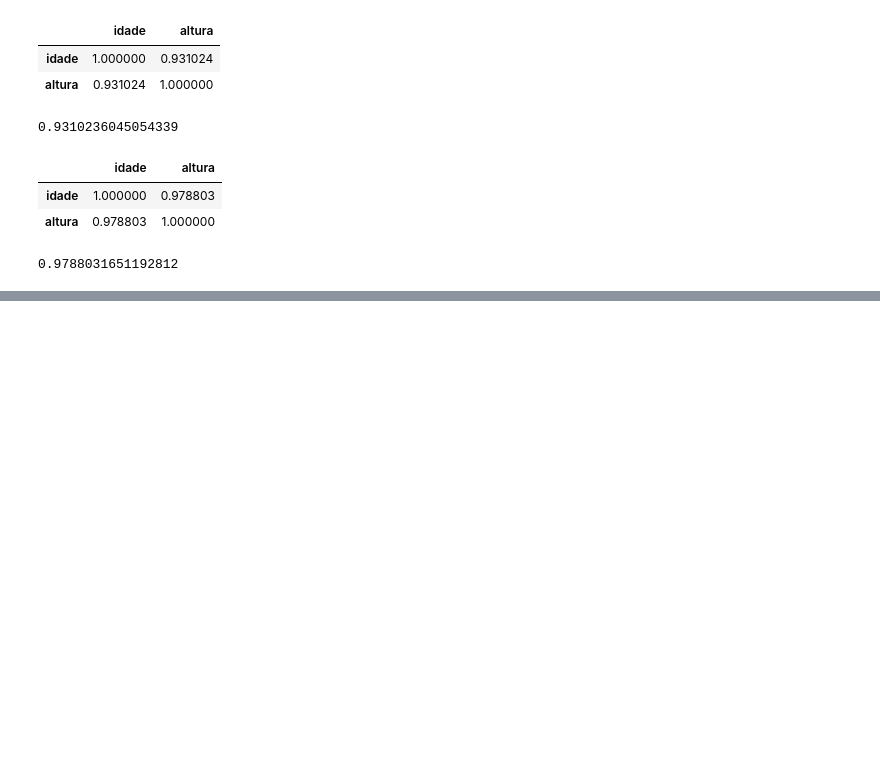
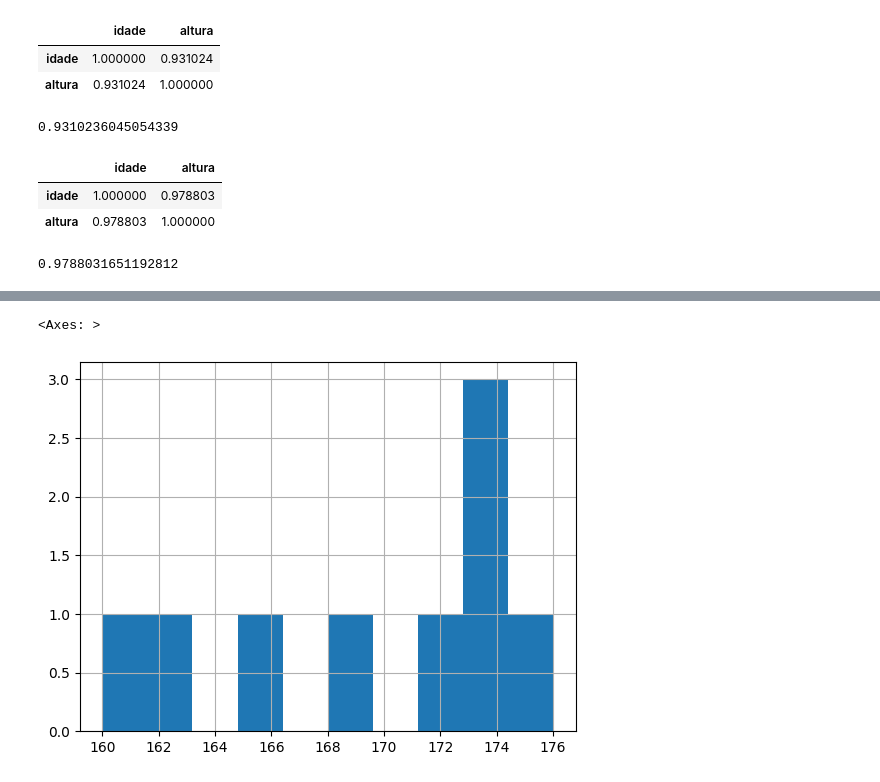
Before and after one commit to MarcosVel/statistics-for-devs, a Jupyter notebook: Medidas.ipynb, the cells around one changed output, grey strips where cells are left out. Cells and saved outputs as stored; diff of their text form; code cells hidden in the pictures; blank space fills up the shorter version.

```diff
--- a/Medidas.ipynb
+++ b/Medidas.ipynb
@@ -143,0 +155,6 @@ df_medidas.idade.corr(df_medidas.altura, method='spearman')
+# %%
+# histograma - altura
+df_medidas.altura.hist()
+# %% [output]
+<Axes: >
+[figure, added]
```
Also changed, not shown: parts of 4 cells of this notebook.
